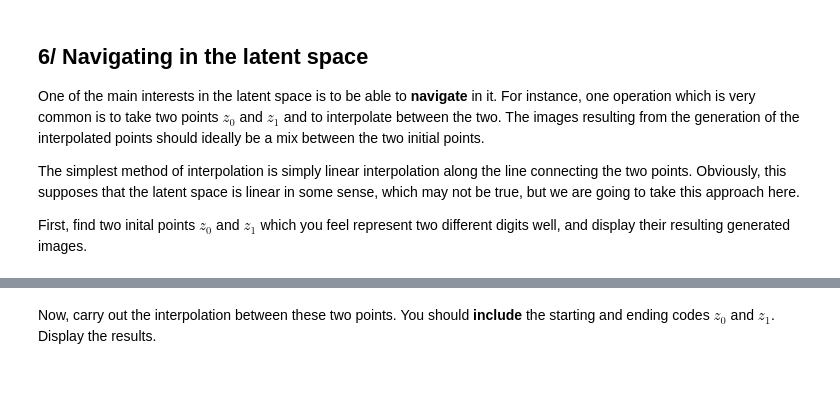
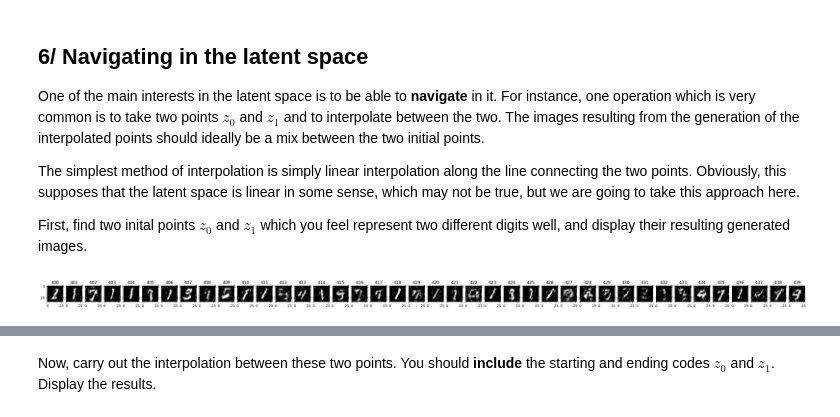
Before and after one commit to balthazarneveu/MVA24-delire, a Jupyter notebook: TP_5/tp_5.ipynb, the cells around one changed output, grey strips where cells are left out. Cells and saved outputs as stored; diff of their text form; code cells hidden in the pictures; blank space fills up the shorter version.

```diff
--- a/TP_5/tp_5.ipynb
+++ b/TP_5/tp_5.ipynb
@@ -437,17 +543,22 @@ One of the main interests in the latent space is to be able to __navigate__ in i
 The simplest method of interpolation is simply linear interpolation along the line connecting the two points. Obviously, this supposes that the latent space is linear in some sense, which may not be true, but we are going to take this approach here.
 
 First, find two inital points $z_0$ and $z_1$ which you feel represent two different digits well, and display their resulting generated images.
-# %%
-# first image
-random_seed = 110  # change this seed to find the best image
-torch.manual_seed(random_seed)
-z_0 = ...  # FILL IN HERE
-x_0 = ...  # FILL IN HERE
-
-random_seed = 64  # change this seed to find the best image
-torch.manual_seed(random_seed)
-z_1 = ...  # FILL IN HERE
-x_1 = ...  # FILL IN HERE
-
-# display images
-# FILL IN HERE
+# %%
+gen_model = gen_model.eval().cpu()
+# %%
+# first image
+
+total = 40
+plt.figure(figsize=(total, 1))
+offset = 400
+for idx, random_seed in enumerate(range(offset, offset+total)):
+    torch.manual_seed(random_seed)
+    z_0 =  torch.randn(1, Z_DIM)  # FILL IN HERE
+    x_0 = gen_model(z_0)  # FILL IN HERE
+    plt.subplot(1, total, idx+1)
+    plt.title(f"{random_seed}")
+    plt.imshow(x_0.detach().numpy().reshape(N_ROWS, N_COLS), cmap='gray')
+plt.show()
+# display images
+# %% [output]
+[figure, added]
```
Also changed, not shown: parts of 14 cells of this notebook.
